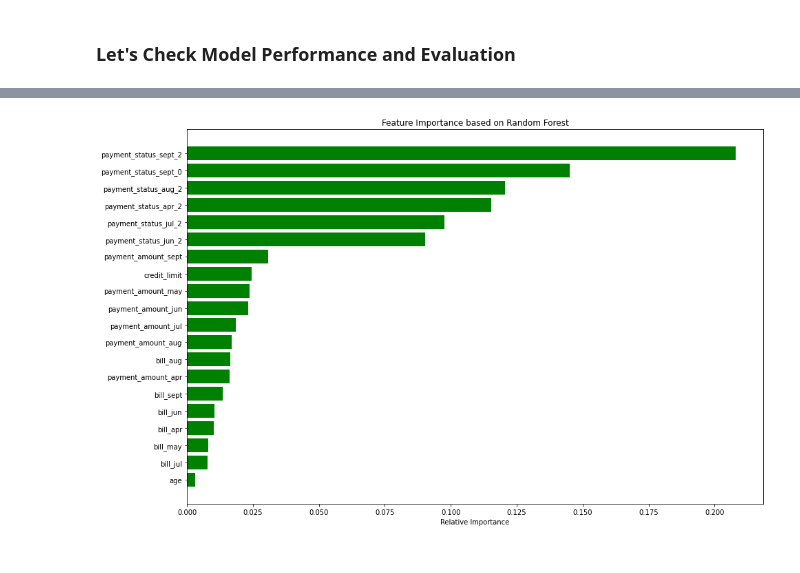
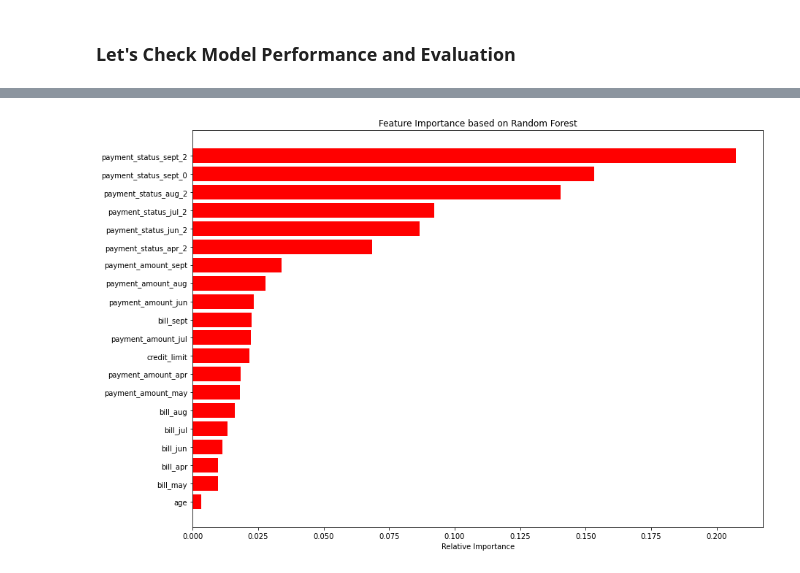
Before and after one commit to krishna9734/Credit-Card-Default-Prediction, a Jupyter notebook: Copy_of_Credit_Card_Default_Prediction_Capstone_Project.ipynb, the cells around one changed output, grey strips where cells are left out. Drawn from its saved outputs; the diff is of its cells as text; code cells hidden in the pictures.

```diff
--- a/Copy_of_Credit_Card_Default_Prediction_Capstone_Project.ipynb
+++ b/Copy_of_Credit_Card_Default_Prediction_Capstone_Project.ipynb
@@ -571,9 +605,14 @@ categorical_cols = ['gender','marital_status','education','payment_status_sept',
 # %% [markdown]
 ## **SMOTE** to balance the data
 # %%
+# Importing SMOTE
+from imblearn.over_sampling import SMOTE
 # SMOTE: Synthetic Minority Oversampling Technique
 sm = SMOTE(random_state=42)
-x_smote, y_smote = sm.fit_resample(X_train, y_train)
+X_smote, y_smote = sm.fit_resample(X_train, y_train)
 print(len(y_smote))
-print(y_smote)
+print(y_smote.sum())
+X_train = [X_smote]
+y_train = [y_smote]
+name = ['SMOTE']
 # %% [output]
@@ -593,5 +620,0 @@ Name: IsDefaulter, Length: 37382, dtype: int64
-# %%
-## Storing original Dataset
-X_train = [x_smote]
-y_train = [y_smote]
-name = ['SMOTE']
@@ -987,30 +976,3 @@ weighted avg       0.98      0.98      0.98      5940
 # %% [markdown]
 
 ### XG Boosting Classification
-# %%
-# Importing logistic regression
-import xgboost as xgb
-# Instantiate a logistic regression classifier
-xgb = xgb.XGBClassifier()
-# penalty in Logistic Regression Classifier
-penalties = ['l1','l2', 'elasticnet', 'none']
-# hyperparameter C
-C= [ 0.001, 0.1, 0.5, 1, 1.5, 5, 10]
-# Hyperparameter Grid
-param_dict = {'learning_rate': [0.15, 0.1, 0.05], 'n_estimators' : [200, 250], 'max_depth' : [15,20,25], 'min_child_weight' : [1,3], 'gamma': [0.3, 0.2, 0.1], 'min_samples_leaf' : [40, 50]}
-from sklearn.model_selection import RandomizedSearchCV
-# Grid search
-xgb_grid = RandomizedSearchCV(estimator=xgb, param_distributions = param_dict, n_jobs=-1, n_iter=5, cv = 3, verbose=2, scoring='roc_auc')
-# Fitting model
-xgb_grid.fit(X_train,y_train)
-# Storing best estimator
-xgb_optimal_model = xgb_grid.best_estimator_
-# class prediction of y on train and test
-#class prediction of y on train and test
-y_pred_xgb_grid=xgb_optimal_model.predict(X_test)
-y_train_pred_xgb_grid=xgb_optimal_model.predict(X_train)
-# Get the probabilities on train and test
-y_pred_prob_xgb_grid = xgb_optimal_model.predict_proba(X_train)[:,1]
-y_train_pred_prob_xgb_grid = xgb_optimal_model.predict_proba(X_test)[:,1]
-# Now getting the model Evalution
-model_eval(xgb, X_train, y_train_pred_xgb_grid, X_test, y_pred_xgb_grid)
@@ -1038,13 +1062,13 @@ weighted avg       0.94      0.94      0.94      8910
 # %%
 #Plotting feature importance based on Random Forest:
 features = X_train.columns
 importances = rsearch_rfc.best_estimator_.feature_importances_
 indices = np.argsort(importances)
-plt.figure(figsize=(15,10))
+plt.figure(figsize=(14,10))
 plt.title('Feature Importance based on Random Forest')
-plt.barh(range(len(indices)), importances[indices], color='green', align='center')
+plt.barh(range(len(indices)), importances[indices], color='red', align='center')
 plt.yticks(range(len(indices)), [features[i] for i in indices])
 plt.xlabel('Relative Importance')
 plt.show()
 # %% [output]
-[figure, old version]
+[figure, new version]
```
Also changed, not shown: parts of 44 cells of this notebook.
